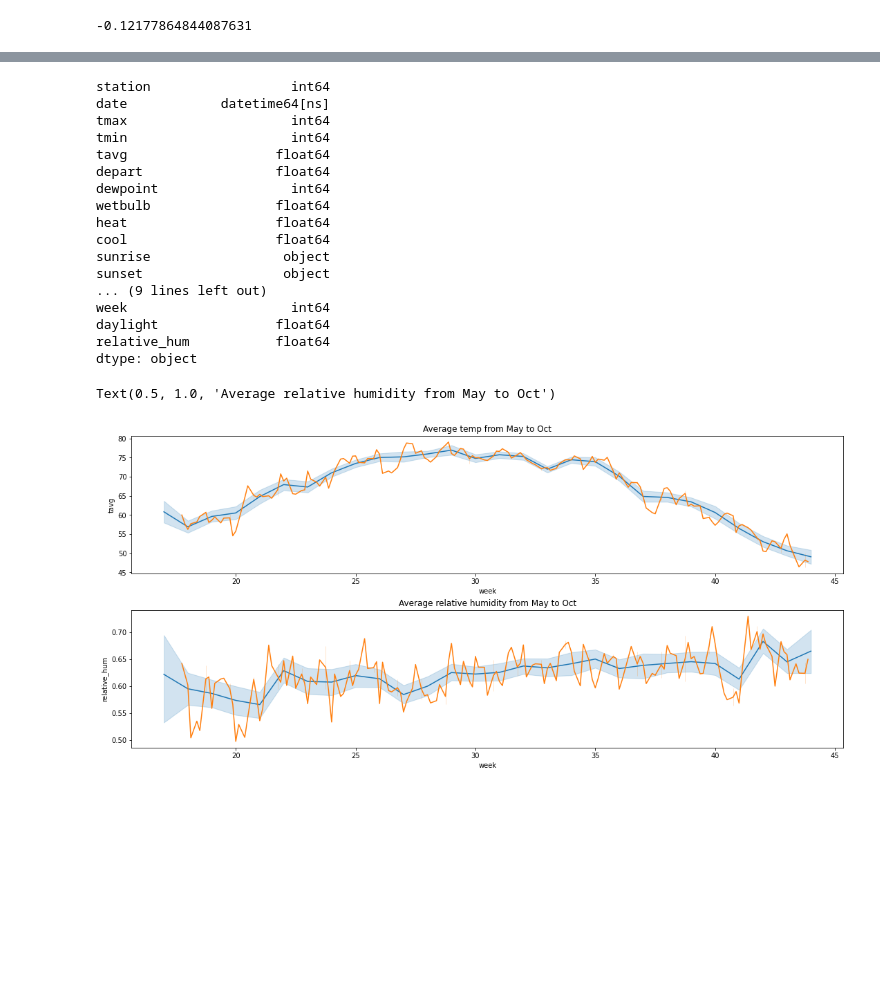
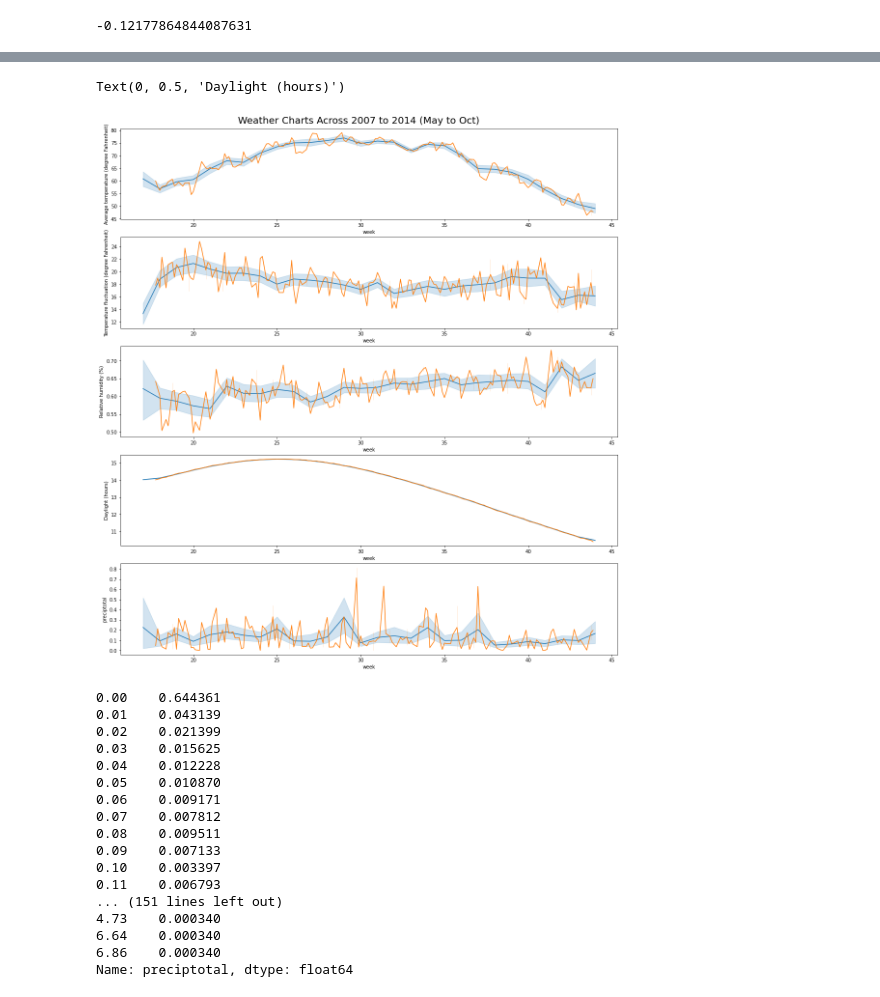
Before and after one commit to siowcm/project_4_west_nile_virus, a Jupyter notebook: code/EDA_feature_engineering.ipynb, the cells around one changed output, grey strips where cells are left out. Saved outputs shown, nothing was run; the diff lists cells and outputs as text; code cells hidden in the pictures; blank space fills up the shorter version.

```diff
--- a/code/EDA_feature_engineering.ipynb
+++ b/code/EDA_feature_engineering.ipynb
@@ -176,37 +158,51 @@ weather_cleaned.head()
-# %%
-weather_cleaned.dtypes
-# %% [output]
-station                  int64
-date            datetime64[ns]
-tmax                     int64
-tmin                     int64
-tavg                   float64
-depart                 float64
-dewpoint                 int64
-wetbulb                float64
-heat                   float64
-cool                   float64
-sunrise                 object
-sunset                  object
-... (9 lines left out)
-week                     int64
-daylight               float64
-relative_hum           float64
-dtype: object
 # %%
-fig, ax = plt.subplots(nrows=2, ncols=1, figsize=(15,7), constrained_layout=True)
+# plot weather charts using average across all years
+fig, ax = plt.subplots(nrows=5, ncols=1, figsize=(15,16), constrained_layout=True)
+fig.suptitle("Weather Charts Across 2007 to 2014 (May to Oct)", fontsize = 20)
 
 sns.lineplot(data=weather_cleaned, x='week', y='tavg', ax=ax[0])
 sns.lineplot(data=weather_cleaned.groupby('mth_day').mean(), x='week', y='tavg',ax=ax[0]);
 
-sns.lineplot(data=weather_cleaned, x='week', y='relative_hum', ax=ax[1]);
-sns.lineplot(data=weather_cleaned.groupby('mth_day').mean(), x='week', y='relative_hum', ax=ax[1]);
+sns.lineplot(data=weather_cleaned, x='week', y='temp_fluct', ax=ax[1])
+sns.lineplot(data=weather_cleaned.groupby('mth_day').mean(), x='week', y='temp_fluct',ax=ax[1]);
 
-ax[0].set_title("Average temp from May to Oct")
-ax[1].set_title("Average relative humidity from May to Oct")
+sns.lineplot(data=weather_cleaned, x='week', y='relative_hum', ax=ax[2])
+sns.lineplot(data=weather_cleaned.groupby('mth_day').mean(), x='week', y='relative_hum',ax=ax[2]);
+
+sns.lineplot(data=weather_cleaned, x='week', y='daylight', ax=ax[3]);
+sns.lineplot(data=weather_cleaned.groupby('mth_day').mean(), x='week', y='daylight', ax=ax[3]);
+
+sns.lineplot(data=weather_cleaned, x='week', y='preciptotal', ax=ax[4]);
+sns.lineplot(data=weather_cleaned.groupby('mth_day').mean(), x='week', y='preciptotal', ax=ax[4]);
+
+ax[0].set_ylabel("Average Temperature (degree Fahrenheit)")
+ax[1].set_ylabel("Temperature Fluctuation (degree Fahrenheit)")
+ax[2].set_ylabel("Relative Humidity (%)")
+ax[3].set_ylabel("Daylight (hours)")
+ax[4].set_ylabel("Total Precipitation (inches)")
 # %% [output]
-Text(0.5, 1.0, 'Average relative humidity from May to Oct')
+Text(0, 0.5, 'Daylight (hours)')
-[figure, old version]
+[figure, new version]
+# %%
+weather_cleaned.preciptotal.value_counts(normalize=True).sort_index()
+# %% [output]
+0.00    0.644361
+0.01    0.043139
+0.02    0.021399
+0.03    0.015625
+0.04    0.012228
+0.05    0.010870
+0.06    0.009171
+0.07    0.007812
+0.08    0.009511
+0.09    0.007133
+0.10    0.003397
+0.11    0.006793
+... (151 lines left out)
+4.73    0.000340
+6.64    0.000340
+6.86    0.000340
+Name: preciptotal, dtype: float64
 # %%
 #create function for plotting
 def plot_func(dataframe, attr, **kwarg):
```
Also changed, not shown: parts of 36 cells of this notebook, 1 other file.
